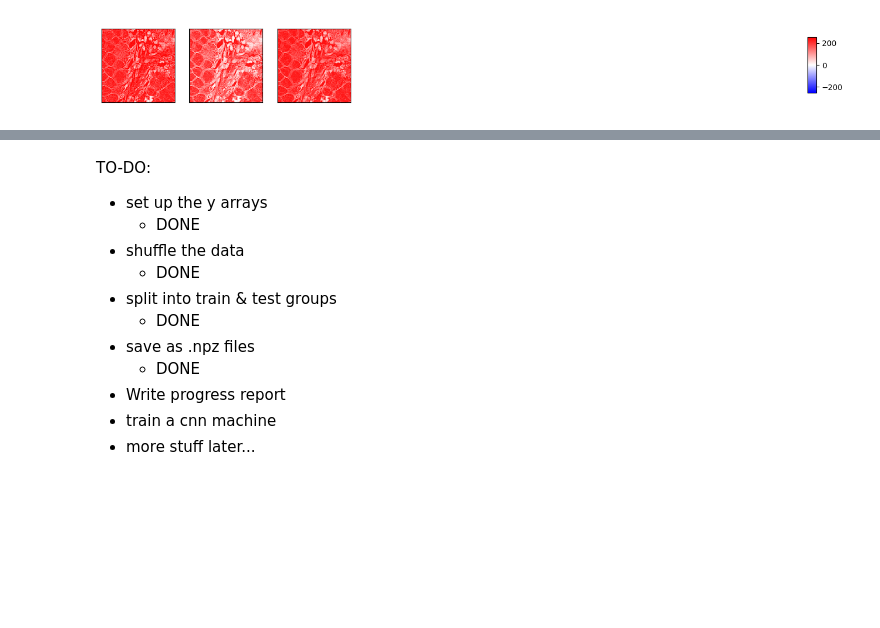
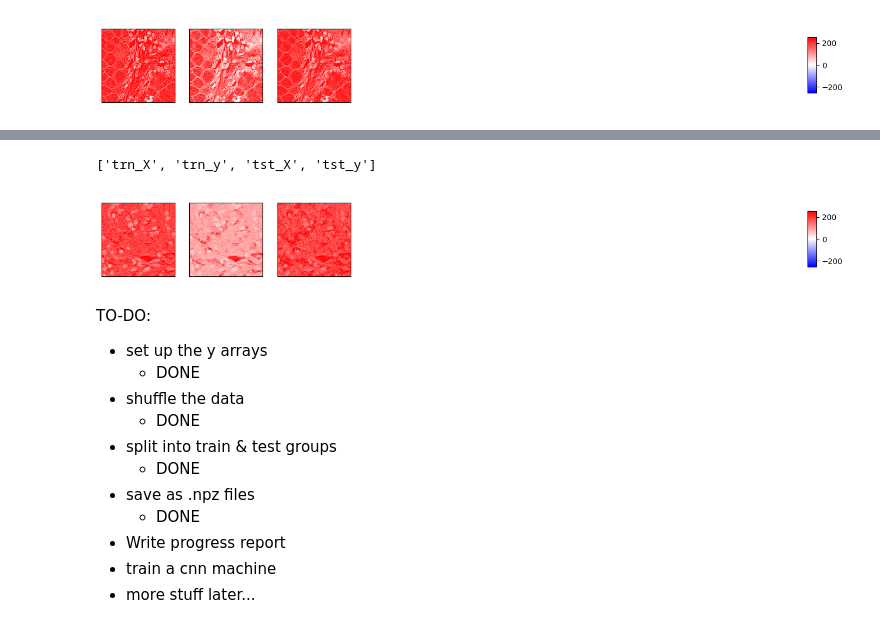
Before and after one commit to JoeCodes2001/COMP432, a Jupyter notebook: cnn.ipynb, the cells around one changed output, grey strips where cells are left out. Cells and saved outputs as stored; diff of their text form; code cells hidden in the pictures; blank space fills up the shorter version.

```diff
--- a/cnn.ipynb
+++ b/cnn.ipynb
@@ -266,5 +286,14 @@ print(trn_X[0:5].astype(np.uint8))
 # %%
-np.savez("Dataset1Data.npz", trn_X=trn_X, trn_y=trn_y, tst_X=tst_X, tst_y=tst_y)
+np.savez("npzDatasets/Dataset1Data.npz", trn_X=trn_X, trn_y=trn_y, tst_X=tst_X, tst_y=tst_y)
+
+data = np.load("npzDatasets/Dataset1Data.npz")
+# print list of "files" (labelled arrays)
+print(data.files)
+plot_matrix_grid(data['trn_X'][0])
+data.close()
+# %% [output]
+['trn_X', 'trn_y', 'tst_X', 'tst_y']
+[figure, added]
 # %% [markdown]
 TO-DO:
 - set up the y arrays
```
Also changed, not shown: parts of 5 cells of this notebook, 1 other file.
